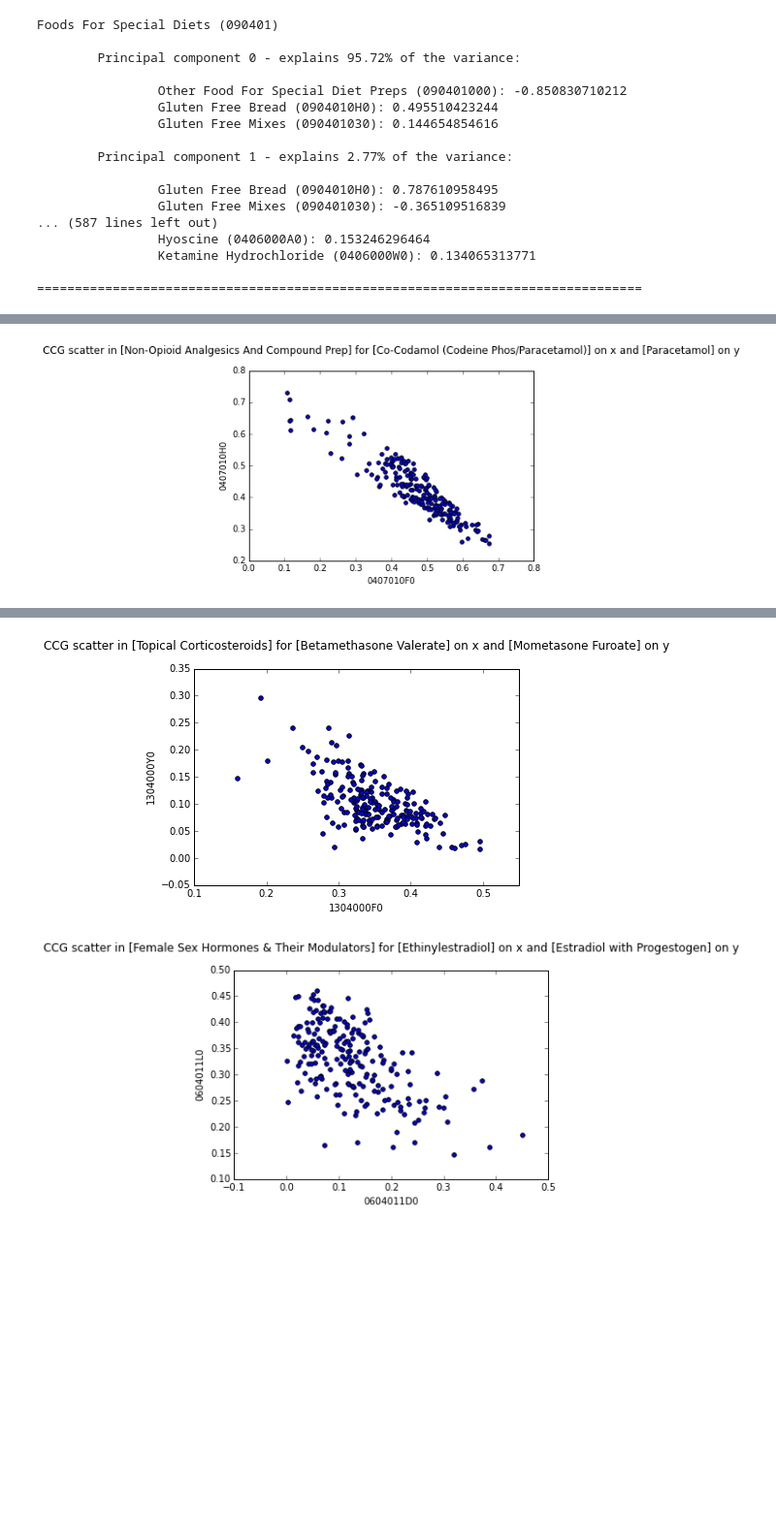
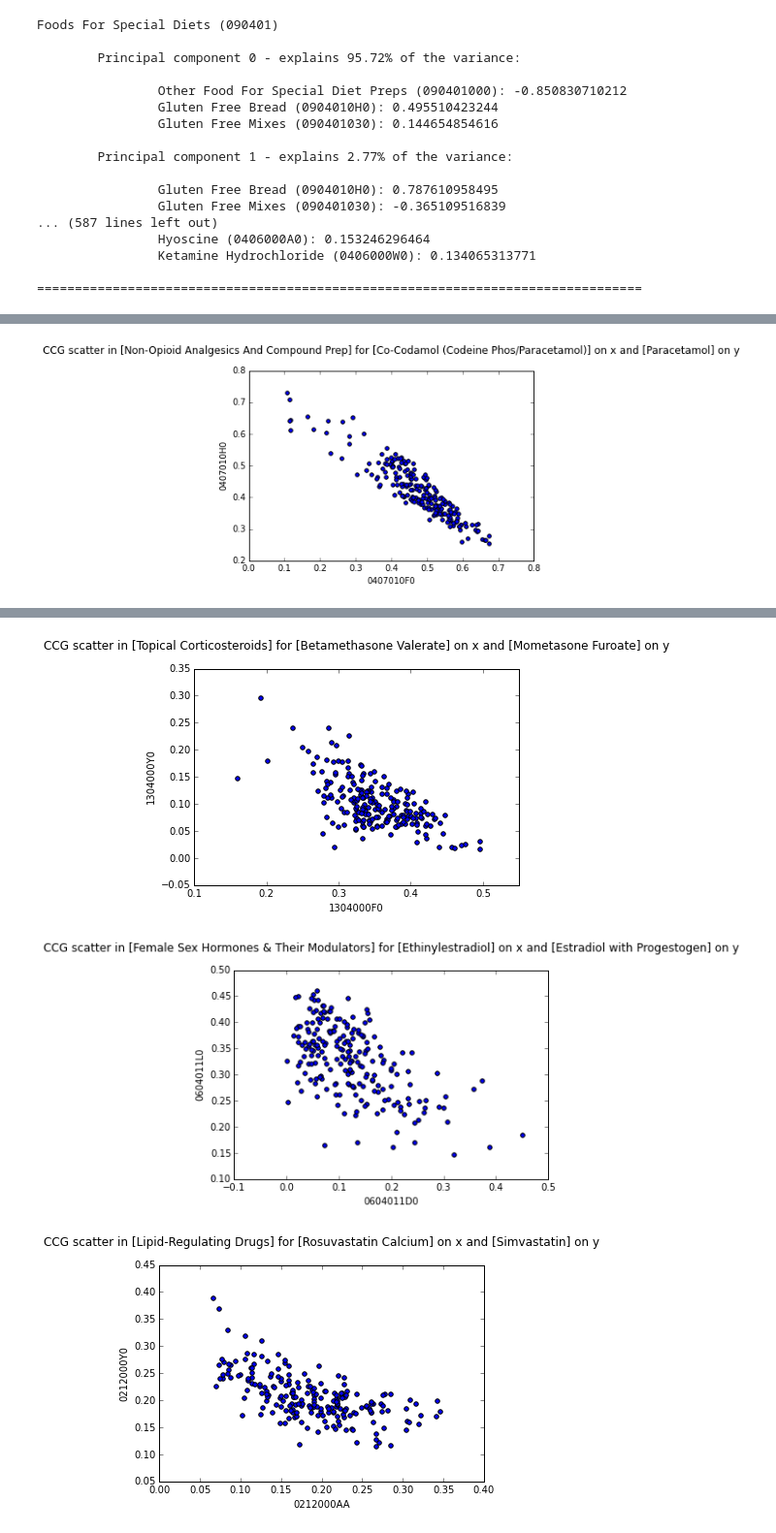
Before and after one commit to tdbudden/hscictools, a Jupyter notebook: notebooks/Chemical cost structure of the BNF paragraphs via PCA.ipynb, the cells around one changed output, grey strips where cells are left out. Shown at 97% size. Saved outputs shown, nothing was run; the diff lists cells and outputs as text; code cells hidden in the pictures; blank space fills up the shorter version.

Commit message:
added scatter plots for anti correlated pairs of chemicals - tweak

```diff
--- a/notebooks/Chemical cost structure of the BNF paragraphs via PCA.ipynb
+++ b/notebooks/Chemical cost structure of the BNF paragraphs via PCA.ipynb
@@ -221,14 +221,16 @@ def chemical_scatter(x,y):
 # %%
 chemical_scatter('0407010F0','0407010H0')
 chemical_scatter('0309020D0','0309020G0')
 chemical_scatter('0402010AD','0402010AB')
 chemical_scatter('0503010Q0','0503010H0')
 chemical_scatter('1304000F0','1304000Y0')
 chemical_scatter('0604011D0','0604011L0')
+chemical_scatter('0212000AA','0212000Y0')
 # %% [output]
 [figure]
 [figure]
 [figure]
 [figure]
 [figure]
 [figure]
+[figure, added]
```
Also changed, not shown: parts of 2 cells of this notebook.
